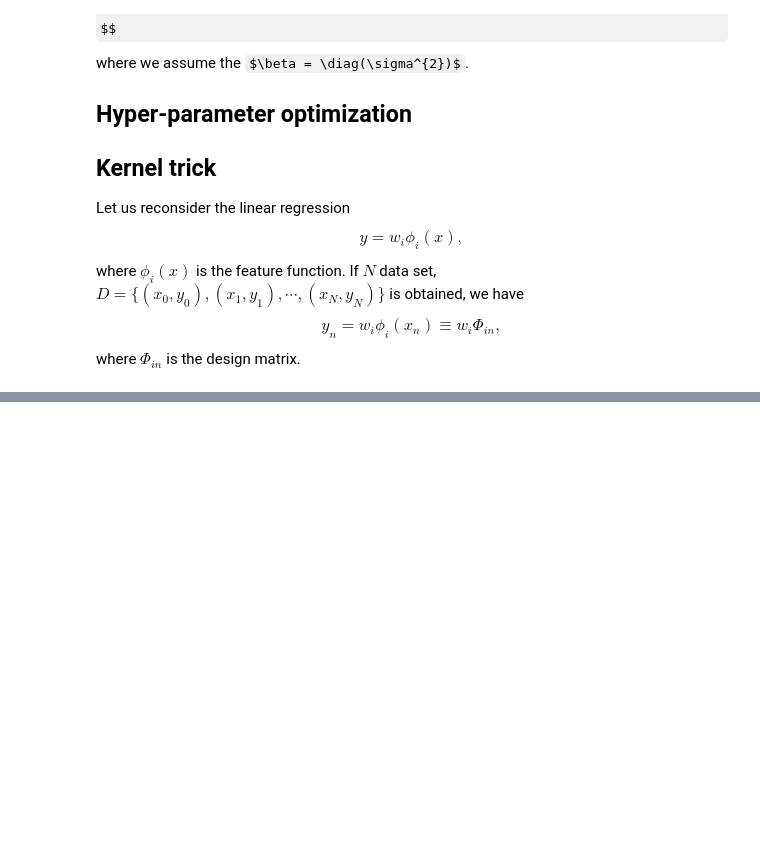
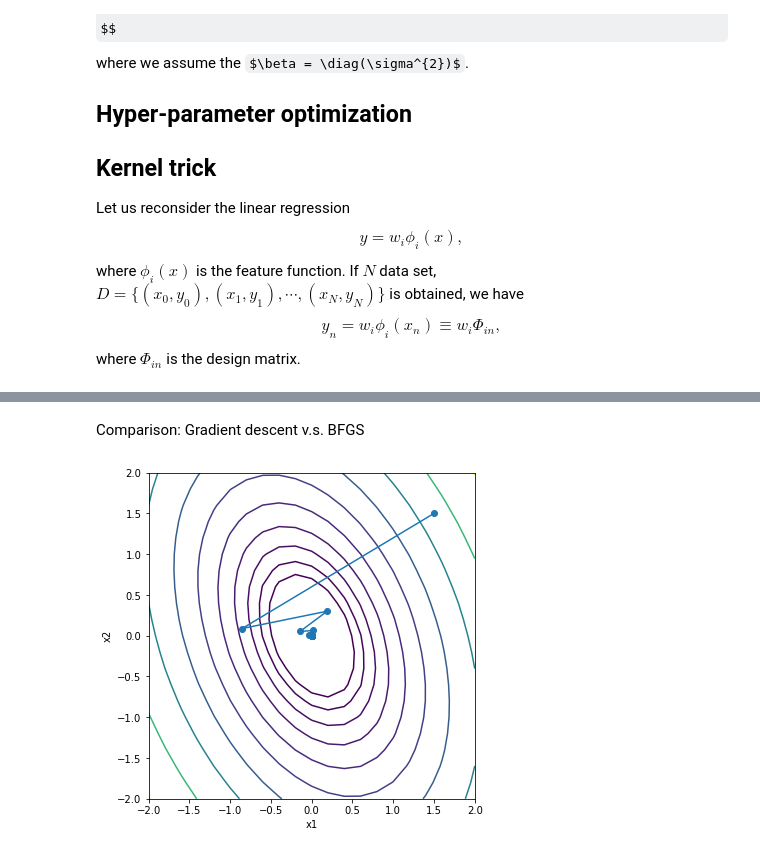
Before and after one commit to h16ki/ising, a Jupyter notebook: src/bayes.ipynb, the cells around one changed output, grey strips where cells are left out. Drawn from its saved outputs; the diff is of its cells as text; code cells hidden in the pictures; some formulas as TeX source; blank space fills up the shorter version.

```diff
--- a/src/bayes.ipynb
+++ b/src/bayes.ipynb
@@ -970,0 +1056,70 @@ plt.xscale("log")
+# %% [markdown]
+Comparison: Gradient descent v.s. BFGS
+# %%
+import numpy as np
+import matplotlib.pyplot as plt
+
+class GradientDescent:
+    def __init__(self, fun, der, xi=0.3, tau=0.9, tol=1e-6, ite_max=2000):
+        self.fun = fun         # 目的関数
+        self.der = der         # 関数の勾配
+        self.xi  = xi          # Armijo条件の定数
+        self.tau = tau         # 方向微係数の学習率
+        self.tol = tol         # 勾配ベクトルのL2ノルムがこの値より小さくなると計算を停止
+        self.path = None       # 解の点列
+        self.ite_max = ite_max # 最大反復回数
+
+    def minimize(self, x):
+        path = [x]
+
+        for i in range(self.ite_max):
+            grad = self.der(x)
+
+            if np.linalg.norm(grad, ord=2)<self.tol:
+                break
+            else:
+                beta = 1
+
+                while self.fun(x - beta*grad) > (self.fun(x) - self.xi*beta*np.dot(grad, grad)):
+                    # Armijo条件を満たすまでループする
+                    beta = self.tau*beta
+
+                x = x - beta * grad
+                path.append(x)
+
+        self.opt_x = x                # 最適解
+        self.opt_result = self.fun(x) # 関数の最小値
+        self.path = np.array(path)    # 探索解の推移
+
+if __name__ == "__main__":
+    def f(x):
+        return 2*x[0]**2 + x[1]**2 + x[0]*x[1]
+
+    def f_der(x):
+        return np.array([4*x[0] + x[1], x[0] + 2*x[1]])
+
+    x1 = np.linspace(-2, 2, 21)
+    x2 = np.linspace(-2, 2, 21)
+    x1_mesh, x2_mesh = np.meshgrid(x1, x2)
+    z = f(np.array((x1_mesh, x2_mesh)))
+
+    gd = GradientDescent(f, f_der)
+    init = np.array([1.5, 1.5])
+    gd.minimize(init)
+
+    path = gd.path
+
+    x1 = np.linspace(-2, 2, 21)
+    x2 = np.linspace(-2, 2, 21)
+    x1_mesh, x2_mesh = np.meshgrid(x1, x2)
+    z = f(np.array((x1_mesh, x2_mesh)))
+
+    fig, ax = plt.subplots(figsize=(6, 6))
+    ax.contour(x1, x2, z, levels=np.logspace(-0.3, 1.2, 10))
+    ax.plot(path[:,0], path[:,1], marker="o")
+    ax.set_xlabel("x1")
+    ax.set_ylabel("x2")
+    ax.set_aspect('equal')
+    plt.show()
+# %% [output]
+[figure, added]
```
Also changed, not shown: parts of 31 cells of this notebook, 1 other file.
